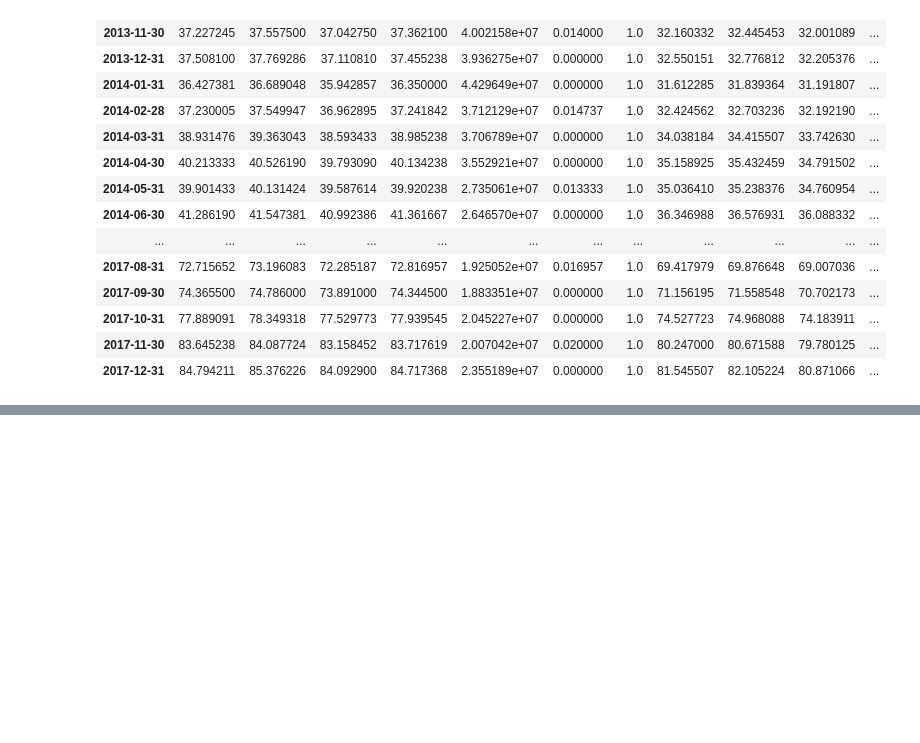
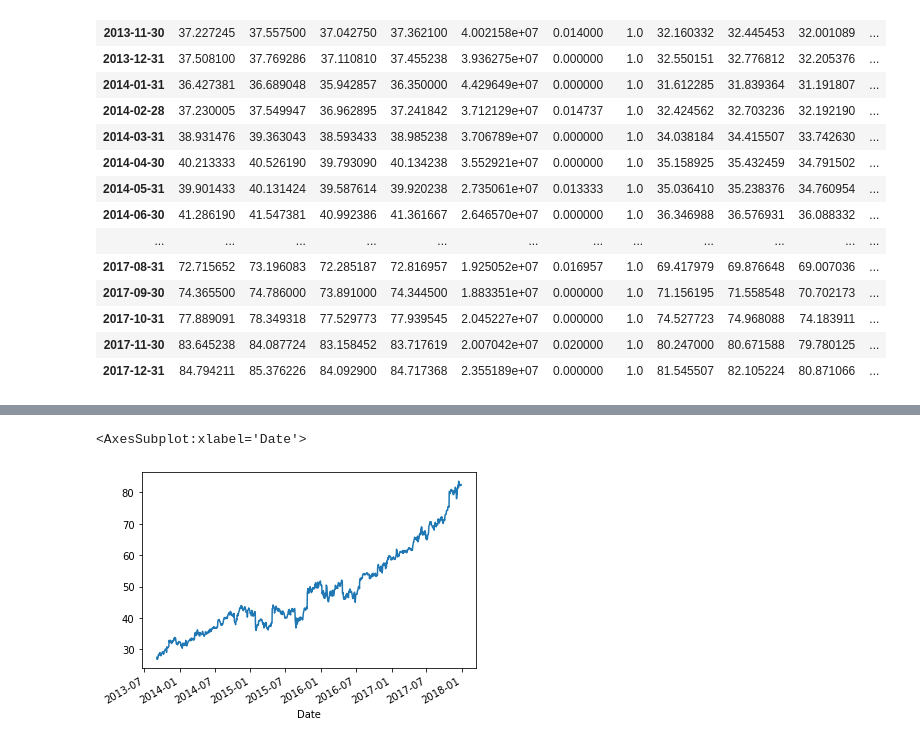
Before and after one commit to lukadlm97/algorithmic-trading-with-python, a Jupyter notebook: Discovering trading strategies.ipynb, the cells around one changed output, grey strips where cells are left out. Cells and saved outputs as stored; diff of their text form; code cells hidden in the pictures; blank space fills up the shorter version.

```diff
--- a/Discovering trading strategies.ipynb
+++ b/Discovering trading strategies.ipynb
@@ -61,0 +136,4 @@ msft_data.resample('M').mean()
+# %%
+# assigning adjusted closing prices to
+
+adj_price = msft_data['Adj_Close']
@@ -61,0 +159,9 @@ msft_data.resample('M').mean()
+# %%
+# import the matplotlib package to see the plot
+
+import matplotlib.pyplot as plt
+
+adj_price.plot()
+# %% [output]
+<AxesSubplot:xlabel='Date'>
+[figure, added]
```
Also changed, not shown: parts of 24 cells of this notebook.
